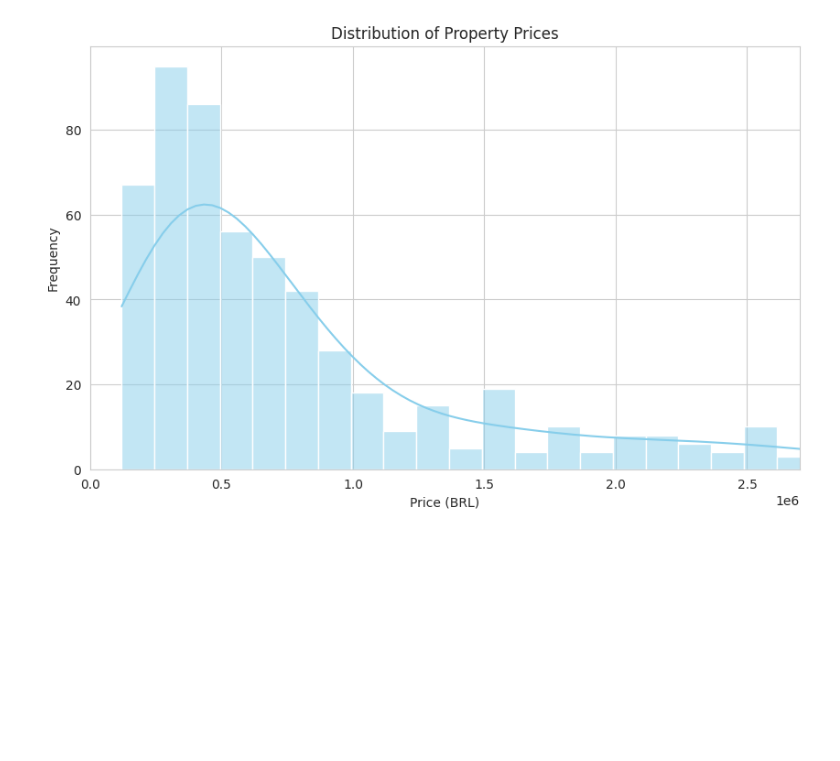
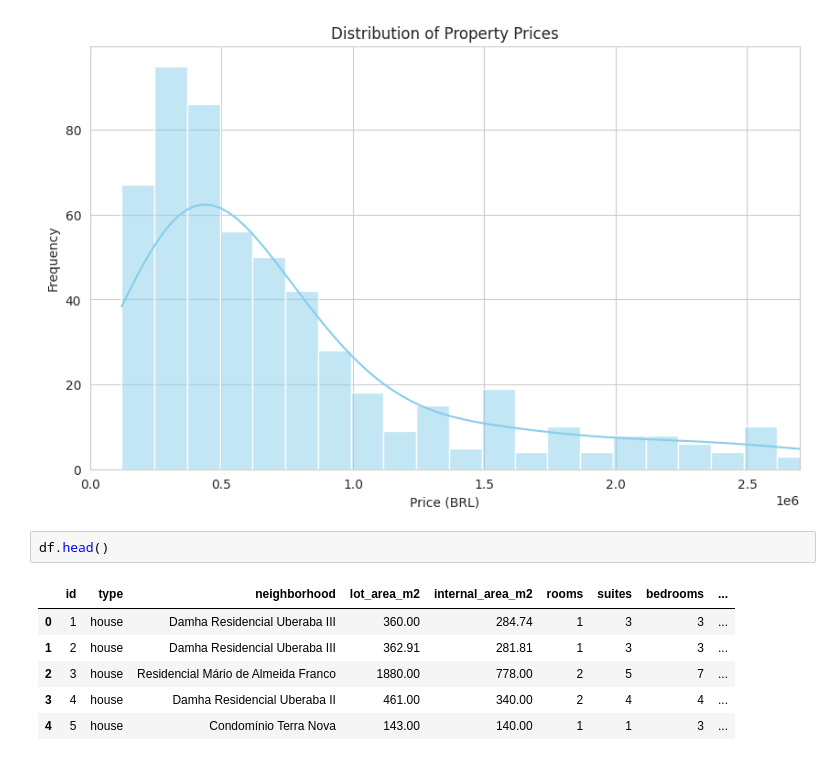
Before and after one commit to matteocandidosenna/ScrapingRealStates, a Jupyter notebook: ExploratoryAnalysis.ipynb, the cells around one changed output. Cells and saved outputs as stored; diff of their text form; blank space fills up the shorter version.

```diff
--- a/ExploratoryAnalysis.ipynb
+++ b/ExploratoryAnalysis.ipynb
@@ -185,3 +186,12 @@ plt.xlim(0, df["price_brl"].quantile(0.95))
 plt.show()
 # %% [output]
 [figure]
+# %%
+df.head()
+# %% [output]
+|  | id | type | neighborhood | lot_area_m2 | internal_area_m2 | rooms | suites | bedrooms | ... |
+| 0 | 1 | house | Damha Residencial Uberaba III | 360.00 | 284.74 | 1 | 3 | 3 | ... |
+| 1 | 2 | house | Damha Residencial Uberaba III | 362.91 | 281.81 | 1 | 3 | 3 | ... |
+| 2 | 3 | house | Residencial Mário de Almeida Franco | 1880.00 | 778.00 | 2 | 5 | 7 | ... |
+| 3 | 4 | house | Damha Residencial Uberaba II | 461.00 | 340.00 | 2 | 4 | 4 | ... |
+| 4 | 5 | house | Condomínio Terra Nova | 143.00 | 140.00 | 1 | 1 | 3 | ... |
```
Also changed, not shown: parts of 6 cells of this notebook, 1 other file.
